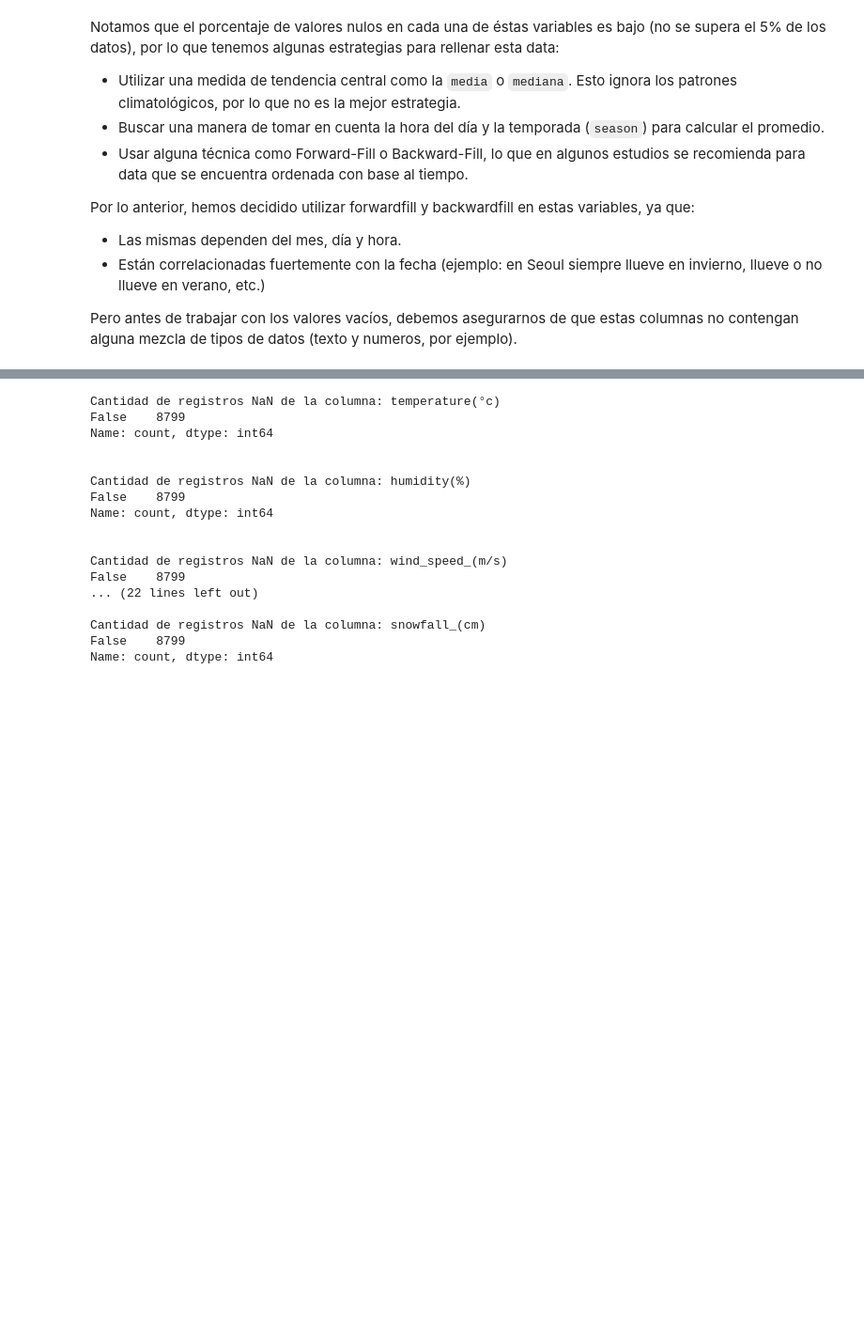
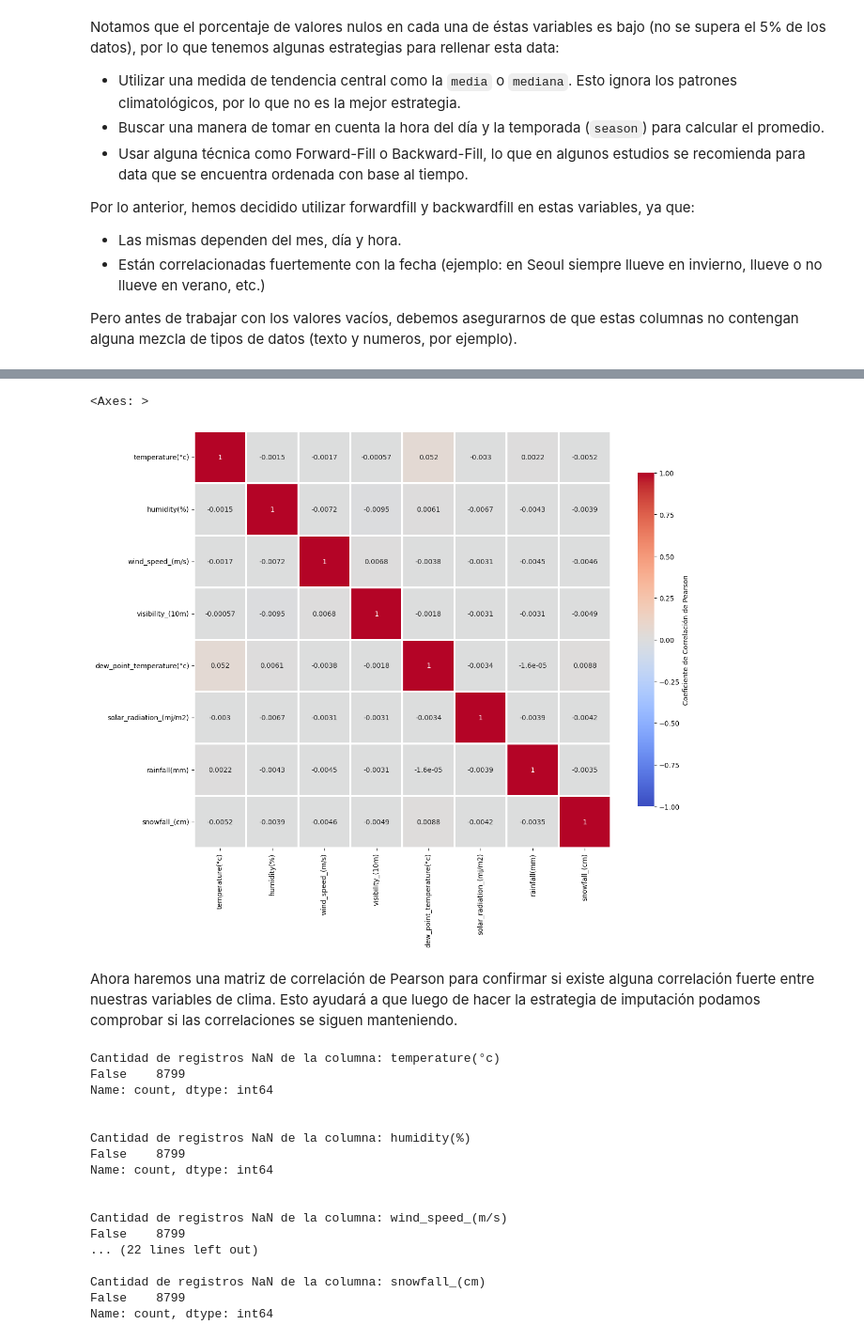
Before and after one commit to Delbert-CV/MLOps-entregas, a Jupyter notebook: src/fase1.ipynb, the cells around one changed output, grey strips where cells are left out. Shown: that part at 94% size. Drawn from its saved outputs; the diff is of its cells as text; code cells hidden in the pictures; blank space fills up the shorter version.

Commit message:
ffill and bfill + correlation map to compare

```diff
--- a/src/fase1.ipynb
+++ b/src/fase1.ipynb
@@ -429,5 +409,5 @@ Al revisar el Top 20 de valores, notamos que no existe alguna ventaja en mantene
 - El nombre de la columna no nos da información extra para comprender lo que quiere decir.
 - No fue posible hallar alguna documentación sobre cómo se creó esta columna en el sitio oficial de UCI para el dataset en cuestión.
 # %%
-df.drop(columns=['mixed_type_col'], inplace= True)
-df.dtypes
+# df.drop(columns=['mixed_type_col'], inplace= True)
+# df.dtypes
@@ -465,3 +416,7 @@ weather_cols = [
+# %%
+weather_cols = [
+    'temperature(°c)', 'humidity(%)', 'wind_speed_(m/s)', 'visibility_(10m)', 'dew_point_temperature(°c)', 'solar_radiation_(mj/m2)', 'rainfall(mm)', 'snowfall_(cm)'
+]
 # %%
 df.isna().sum() / len(df) * 100
 # %% [output]
@@ -528,3 +475,32 @@ Name: count, dtype: int64
+# %%
+import matplotlib.pyplot as plt
+import seaborn as sns
+
+correlation_matrix = df[weather_cols].corr(method='pearson')
+
+plt.figure(figsize=(14, 11))
+
+# Create heatmap
+sns.heatmap(
+    correlation_matrix,
+    annot=True,
+    cmap='coolwarm',
+    square=True,
+    linewidths=1.5,
+    linecolor='white',
+    cbar_kws={
+        'shrink': 0.8,
+        'label': 'Coeficiente de Correlación de Pearson'
+    },
+    vmin=-1,
+    vmax=1,
+    annot_kws={'size': 10}
+)
+# %% [output]
+<Axes: >
+[figure, added]
+# %% [markdown]
+Ahora haremos una matriz de correlación de Pearson para confirmar si existe alguna correlación fuerte entre nuestras variables de clima. Esto ayudará a que luego de hacer la estrategia de imputación podamos comprobar si las correlaciones se siguen manteniendo.
 # %%
 # Y ahora trabajamos en usar un ForwarFill seguido de un backwardfill
 for col in weather_cols:
```
Also changed, not shown: parts of 19 cells of this notebook.
